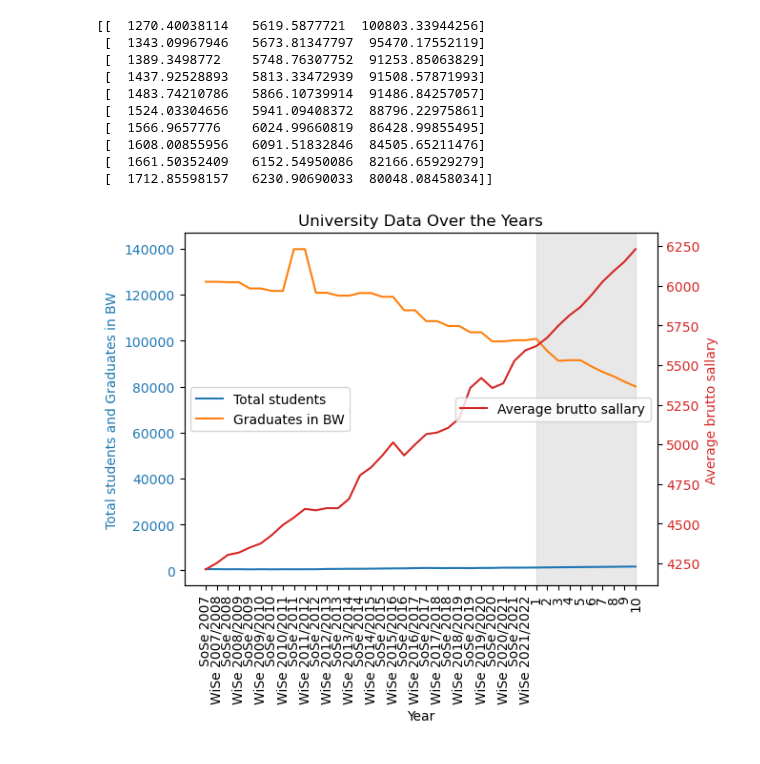
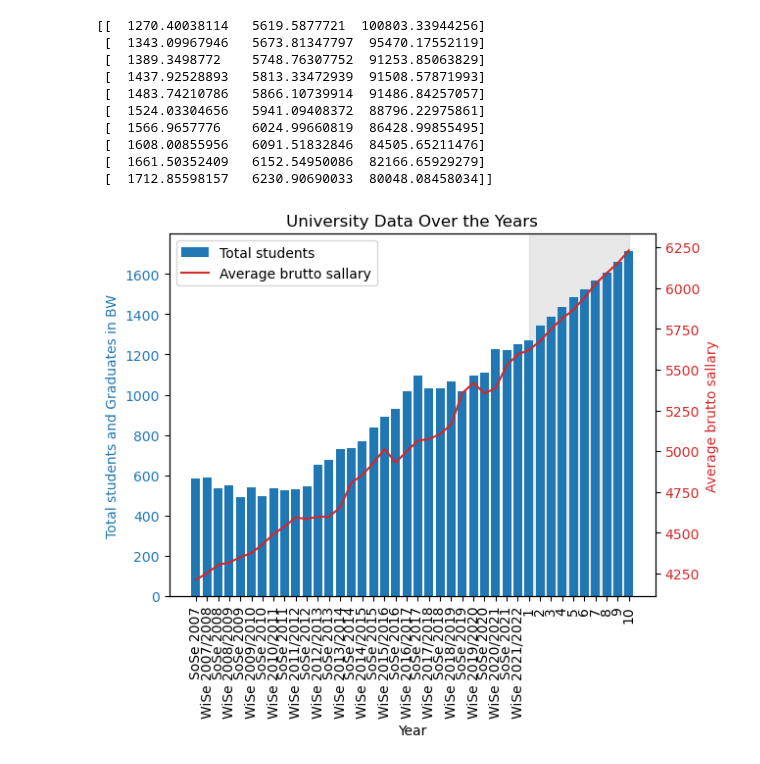
Before and after one commit to mxs01/AnalysingStudentDevelopment, a Jupyter notebook: code/regression.ipynb, the cells around one changed output. Cells and saved outputs as stored; diff of their text form; code cells hidden in the pictures.

Commit message:
adjusted result plot

```diff
--- a/code/regression.ipynb
+++ b/code/regression.ipynb
@@ -98,27 +98,30 @@ print(forecast)
 # %%
 dataWithForecast = np.vstack((data, forecast))
 yearsWithForecast = np.append(interestingYears, [f"{i+1}" for i in range(PREDICTION_STPES)])
 
 fig, ax1 = plt.subplots()
 plt.title('University Data Over the Years')
 plt.xticks(rotation='vertical')
 plt.axvspan(len(data), len(dataWithForecast) - 1, alpha=0.5, color='lightgrey')
 
 ax1.set_xlabel('Year')
 ax1.set_ylabel('Total students and Graduates in BW', color='tab:blue')
-ax1.plot(yearsWithForecast, dataWithForecast[:, 0], color='tab:blue', label='Total students')
-ax1.plot(yearsWithForecast, dataWithForecast[:, 2], color='tab:orange', label='Graduates in BW')
+ax1.bar(yearsWithForecast, dataWithForecast[:, 0], color='tab:blue', label='Total students')  # Changed to bar
 ax1.tick_params(axis='y', labelcolor='tab:blue')
-ax1.legend(loc='center left')
+
 
 ax2 = ax1.twinx()  # instantiate a second axes that shares the same x-axis
 
 color = 'tab:red'
 ax2.set_ylabel('Average brutto sallary', color=color)  # we already handled the x-label with ax1
 ax2.plot(yearsWithForecast, dataWithForecast[:, 1], color=color, label='Average brutto sallary')
 ax2.tick_params(axis='y', labelcolor=color)
-ax2.legend(loc='center right')
+
+# Create one legend for both subplots
+lines, labels = ax1.get_legend_handles_labels()
+lines2, labels2 = ax2.get_legend_handles_labels()
+ax2.legend(lines + lines2, labels + labels2, loc='upper left')
 
 plt.show()
 # %% [output]
-[figure, old version]
+[figure, new version]
```
